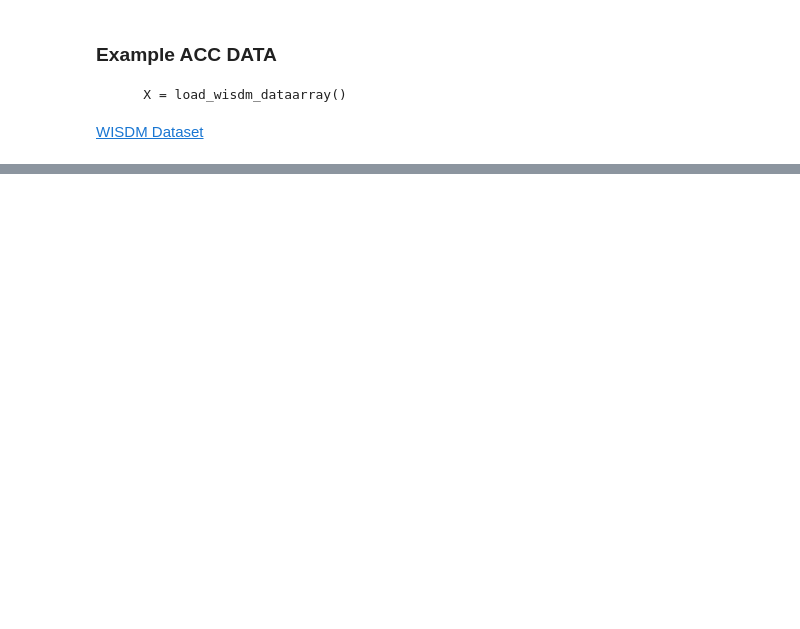
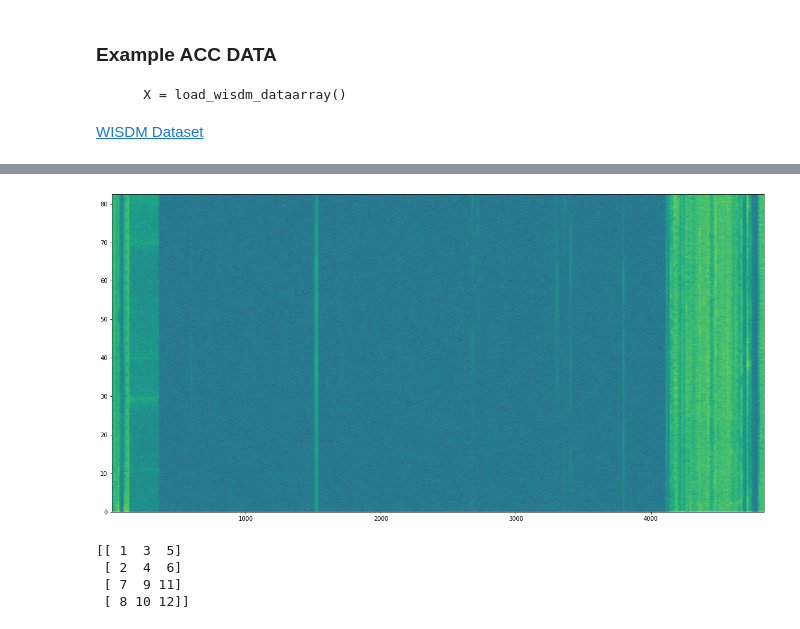
Before and after one commit to veysiadn/CO2-Excavators, a Jupyter notebook: initial-analysis.ipynb, the cells around one changed output, grey strips where cells are left out. Saved outputs shown, nothing was run; the diff lists cells and outputs as text; code cells hidden in the pictures; blank space fills up the shorter version.

```diff
--- a/initial-analysis.ipynb
+++ b/initial-analysis.ipynb
@@ -294,0 +342,17 @@ plt.show()
+# %%
+def split_dataframe(df, chunk_size = 100):
+    chunks = list()
+    num_chunks = len(df) // chunk_size + 1
+    for i in range(num_chunks):
+        chunks.append(df[i*chunk_size:(i+1)*chunk_size])
+    return chunks
+sample_rate = 165
+total_time_seconds = data_no_gps.shape[0] / sample_rate
+print("Total time : ",total_time_seconds, " seconds", " or ", total_time_seconds/60, " minutes")
+
+
+splitted_data = split_dataframe(data_no_gps, chunk_size = sample_rate)
+print("Number of chunks : ",len(splitted_data))
+print("Chunk size : ",splitted_data[1]['aX'].shape)
+
+#splitted_data[4500].plot(x='rtcTime',subplots=True, figsize=(20,80), xlabel="RTC Time", ylabel="Sensor Value");
@@ -294,0 +417,18 @@ plt.show()
+# %%
+fig, ax = plt.subplots(figsize=(20,10))
+plt.specgram(data_no_gps['aZ'], Fs=sample_rate, NFFT=4800, noverlap=2400, cmap='viridis',mode='psd');
+# %% [output]
+[figure, added]
+# %%
+def df_to_array(df):
+    return np.array(df)
+
+df = pd.DataFrame({'col1':[1,2], 'col2':[3,4], 'col3':[5,6]})
+df2 = pd.DataFrame({'col1':[7,8], 'col2':[9,10], 'col3':[11,12]})
+
+print(df_to_array(pd.concat([df,df2])))
+# %% [output]
+[[ 1  3  5]
+ [ 2  4  6]
+ [ 7  9 11]
+ [ 8 10 12]]
```
Also changed, not shown: parts of 26 cells of this notebook.
